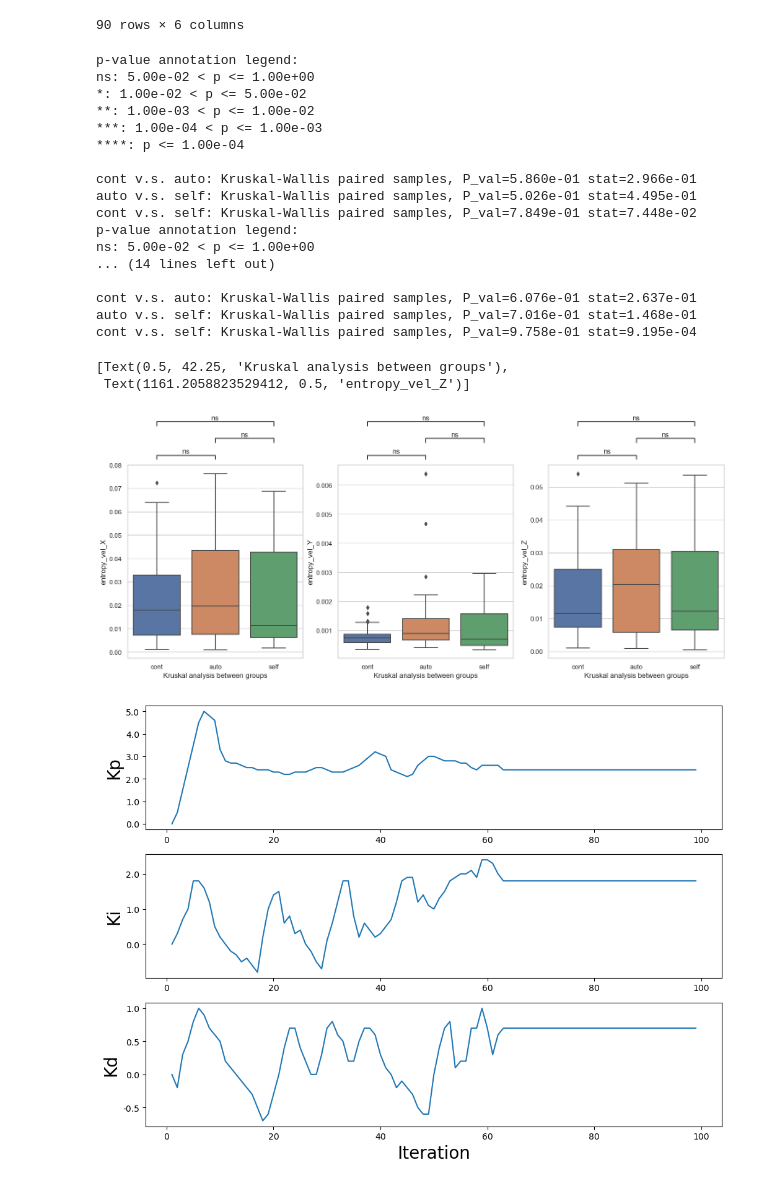
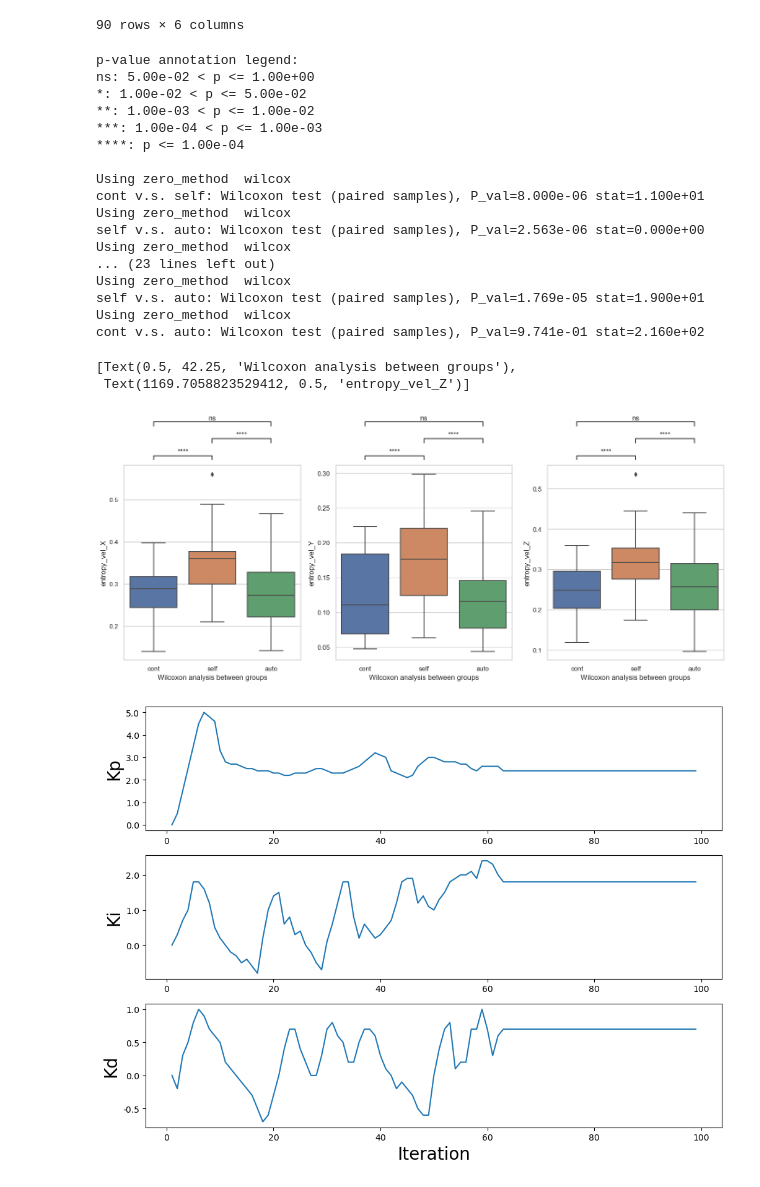
Before and after one commit to Tianyu-Zhou/NIST_Way_Finding, a Jupyter notebook: nist.ipynb, the cells around one changed output. Drawn from its saved outputs; the diff is of its cells as text; code cells hidden in the pictures.

```diff
--- a/nist.ipynb
+++ b/nist.ipynb
@@ -1139,15 +1135,18 @@ total_df.groupby(['column_name']).get_group('CameraPos')
 | 4 | 0.008180 | 0.001190 | 0.004155 | CameraPos | self | 30 |
 90 rows × 6 columns
 # %%
+total_df = pd.read_csv("../../data/result/divide 10 entropy 0826/Total_combine.csv")
+total_df = total_df.drop([54,55,56,57,58,59,66,67,68,69,70,71])
 data_camera = total_df.groupby(['column_name']).get_group('CameraPos')
 data_eye = total_df.groupby(['column_name']).get_group('EyePos')
-data = data_camera
+data = data_eye
 x = 'Groups'
-order = ["cont", "auto","self"]
+order = ["cont","self","auto"]
 sns.set(style = 'whitegrid')
 
 fig, axes = plt.subplots(1,3, figsize=(18,6), dpi=100)
-method = "Kruskal"
+# method = "Kruskal"
+method = "Wilcoxon"
 
 y = 'entropy_vel_X'
 axes[0] = sns.boxplot(ax = axes[0], data=data, x=x, y=y, order=order)
@@ -1160,57 +1159,60 @@ test_results = add_stat_annotation(ax=axes[0], data=data, x=x, y=y, order=order,
                                  test=method,
                                  comparisons_correction=None,
                                  text_format='star', loc='outside', verbose=1,
+                                 # stats_params={'alternative': 'less'}
                                  )
 axes[0].set(xlabel = method + ' analysis between groups', ylabel=y)
 
 y = "entropy_vel_Y"
 axes[1] = sns.boxplot(ax = axes[1],data=data, x=x, y=y,order=order,)
-test_results = add_stat_annotation(ax=axes[1], data=data, x=x, y=y,
+test_results = add_stat_annotation(ax=axes[1], data=data, x=x, y=y,order=order,
                                  box_pairs=[
                                           (order[0], order[1]),
                                           (order[0], order[2]),
                                           (order[1], order[2]),
                                           ],
                                  test=method,
                                  comparisons_correction=None,
                                  text_format='star', loc='outside', verbose=1,
+                                 # stats_params={'alternative': 'less'}
                                  )
 axes[1].set(xlabel = method + ' analysis between groups', ylabel=y)
 
 y = "entropy_vel_Z"
 axes[2] = sns.boxplot(ax = axes[2],data=data, x=x, y=y,order=order,)
-test_results = add_stat_annotation(ax=axes[2], data=data, x=x, y=y,
+test_results = add_stat_annotation(ax=axes[2], data=data, x=x, y=y,order=order,
                                  box_pairs=[
                                           (order[0], order[1]),
                                           (order[0], order[2]),
                                           (order[1], order[2]),
                                           ],
                                  test=method,
                                  comparisons_correction=None,
                                  text_format='star', loc='outside', verbose=1,
+                                 # stats_params={'alternative': 'less'}
                                  )
 axes[2].set(xlabel = method + ' analysis between groups', ylabel=y)
 # %% [output]
 p-value annotation legend:
 ns: 5.00e-02 < p <= 1.00e+00
 *: 1.00e-02 < p <= 5.00e-02
 **: 1.00e-03 < p <= 1.00e-02
 ***: 1.00e-04 < p <= 1.00e-03
 ****: p <= 1.00e-04
 
-cont v.s. auto: Kruskal-Wallis paired samples, P_val=5.860e-01 stat=2.966e-01
-auto v.s. self: Kruskal-Wallis paired samples, P_val=5.026e-01 stat=4.495e-01
-cont v.s. self: Kruskal-Wallis paired samples, P_val=7.849e-01 stat=7.448e-02
-p-value annotation legend:
-ns: 5.00e-02 < p <= 1.00e+00
-... (14 lines left out)
-
-cont v.s. auto: Kruskal-Wallis paired samples, P_val=6.076e-01 stat=2.637e-01
-auto v.s. self: Kruskal-Wallis paired samples, P_val=7.016e-01 stat=1.468e-01
-cont v.s. self: Kruskal-Wallis paired samples, P_val=9.758e-01 stat=9.195e-04
+Using zero_method  wilcox
+cont v.s. self: Wilcoxon test (paired samples), P_val=8.000e-06 stat=1.100e+01
+Using zero_method  wilcox
+self v.s. auto: Wilcoxon test (paired samples), P_val=2.563e-06 stat=0.000e+00
+Using zero_method  wilcox
+... (23 lines left out)
+Using zero_method  wilcox
+self v.s. auto: Wilcoxon test (paired samples), P_val=1.769e-05 stat=1.900e+01
+Using zero_method  wilcox
+cont v.s. auto: Wilcoxon test (paired samples), P_val=9.741e-01 stat=2.160e+02
-[Text(0.5, 42.25, 'Kruskal analysis between groups'),
- Text(1161.2058823529412, 0.5, 'entropy_vel_Z')]
+[Text(0.5, 42.25, 'Wilcoxon analysis between groups'),
+ Text(1169.7058823529412, 0.5, 'entropy_vel_Z')]
-[figure, old version]
+[figure, new version]
 # %%
 auto_df = pd.DataFrame()
 control_df = pd.DataFrame()
```
Also changed, not shown: parts of 4 cells of this notebook, 1 other file.
